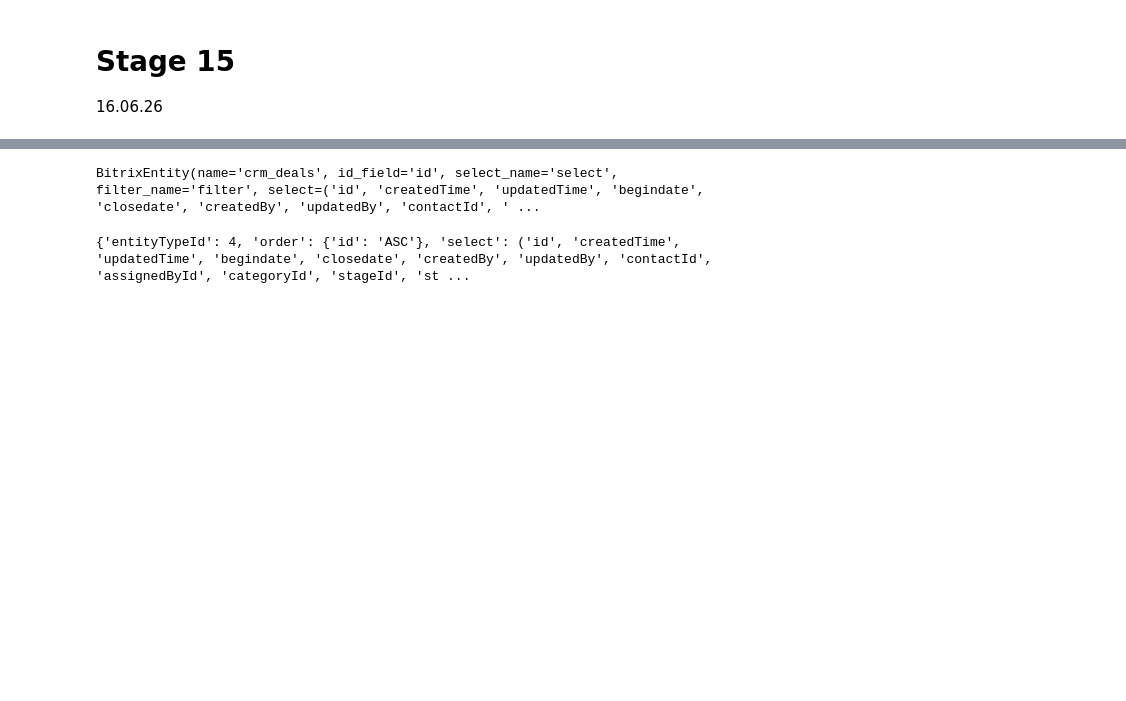
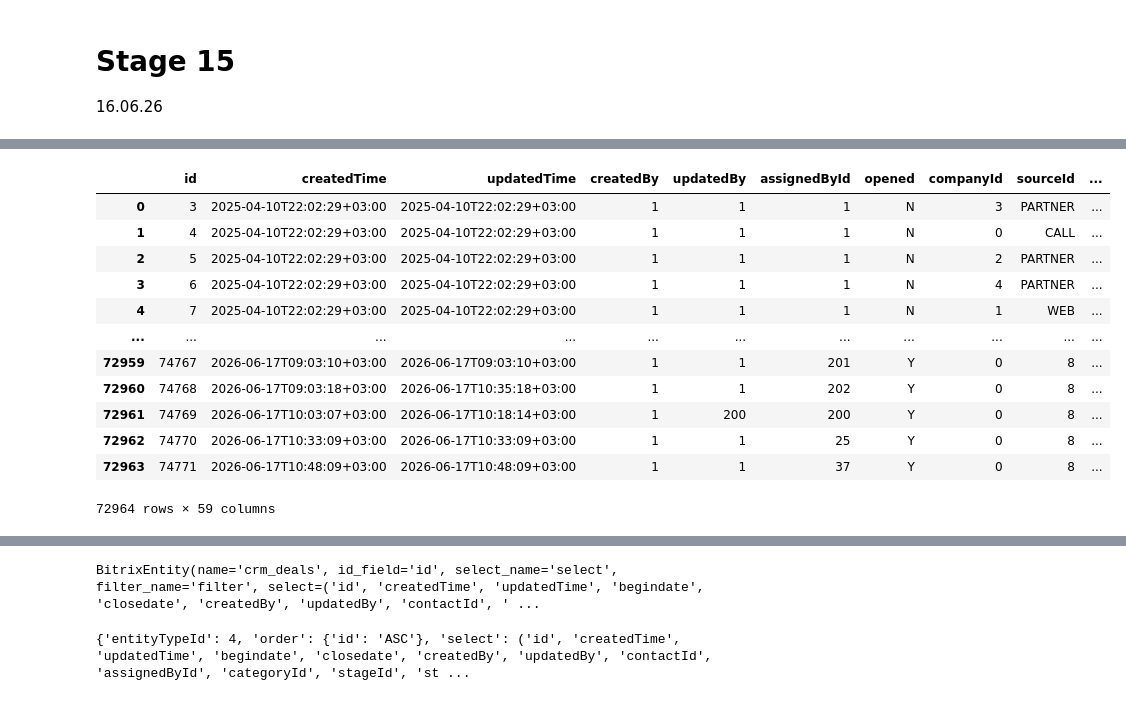
Before and after one commit to iasonov/HSE_dashboard, a Jupyter notebook: src/test.ipynb, the cells around one changed output, grey strips where cells are left out. Saved outputs shown, nothing was run; the diff lists cells and outputs as text; code cells hidden in the pictures; blank space fills up the shorter version.

```diff
--- a/src/test.ipynb
+++ b/src/test.ipynb
@@ -3,0 +30,4 @@
+# %%
+print(contacts.shape)
+contacts = clean_dataframe(contacts)
+contacts.describe()
@@ -3,0 +182,16 @@
+# %%
+display(contacts)
+# %% [output]
+|  | id | createdTime | updatedTime | createdBy | updatedBy | assignedById | opened | companyId | sourceId | ... |
+| 0 | 3 | 2025-04-10T22:02:29+03:00 | 2025-04-10T22:02:29+03:00 | 1 | 1 | 1 | N | 3 | PARTNER | ... |
+| 1 | 4 | 2025-04-10T22:02:29+03:00 | 2025-04-10T22:02:29+03:00 | 1 | 1 | 1 | N | 0 | CALL | ... |
+| 2 | 5 | 2025-04-10T22:02:29+03:00 | 2025-04-10T22:02:29+03:00 | 1 | 1 | 1 | N | 2 | PARTNER | ... |
+| 3 | 6 | 2025-04-10T22:02:29+03:00 | 2025-04-10T22:02:29+03:00 | 1 | 1 | 1 | N | 4 | PARTNER | ... |
+| 4 | 7 | 2025-04-10T22:02:29+03:00 | 2025-04-10T22:02:29+03:00 | 1 | 1 | 1 | N | 1 | WEB | ... |
+| ... | ... | ... | ... | ... | ... | ... | ... | ... | ... | ... |
+| 72959 | 74767 | 2026-06-17T09:03:10+03:00 | 2026-06-17T09:03:10+03:00 | 1 | 1 | 201 | Y | 0 | 8 | ... |
+| 72960 | 74768 | 2026-06-17T09:03:18+03:00 | 2026-06-17T10:35:18+03:00 | 1 | 1 | 202 | Y | 0 | 8 | ... |
+| 72961 | 74769 | 2026-06-17T10:03:07+03:00 | 2026-06-17T10:18:14+03:00 | 1 | 200 | 200 | Y | 0 | 8 | ... |
+| 72962 | 74770 | 2026-06-17T10:33:09+03:00 | 2026-06-17T10:33:09+03:00 | 1 | 1 | 25 | Y | 0 | 8 | ... |
+| 72963 | 74771 | 2026-06-17T10:48:09+03:00 | 2026-06-17T10:48:09+03:00 | 1 | 1 | 37 | Y | 0 | 8 | ... |
+72964 rows × 59 columns
```
Also changed, not shown: parts of 18 cells of this notebook, 9 other files.
